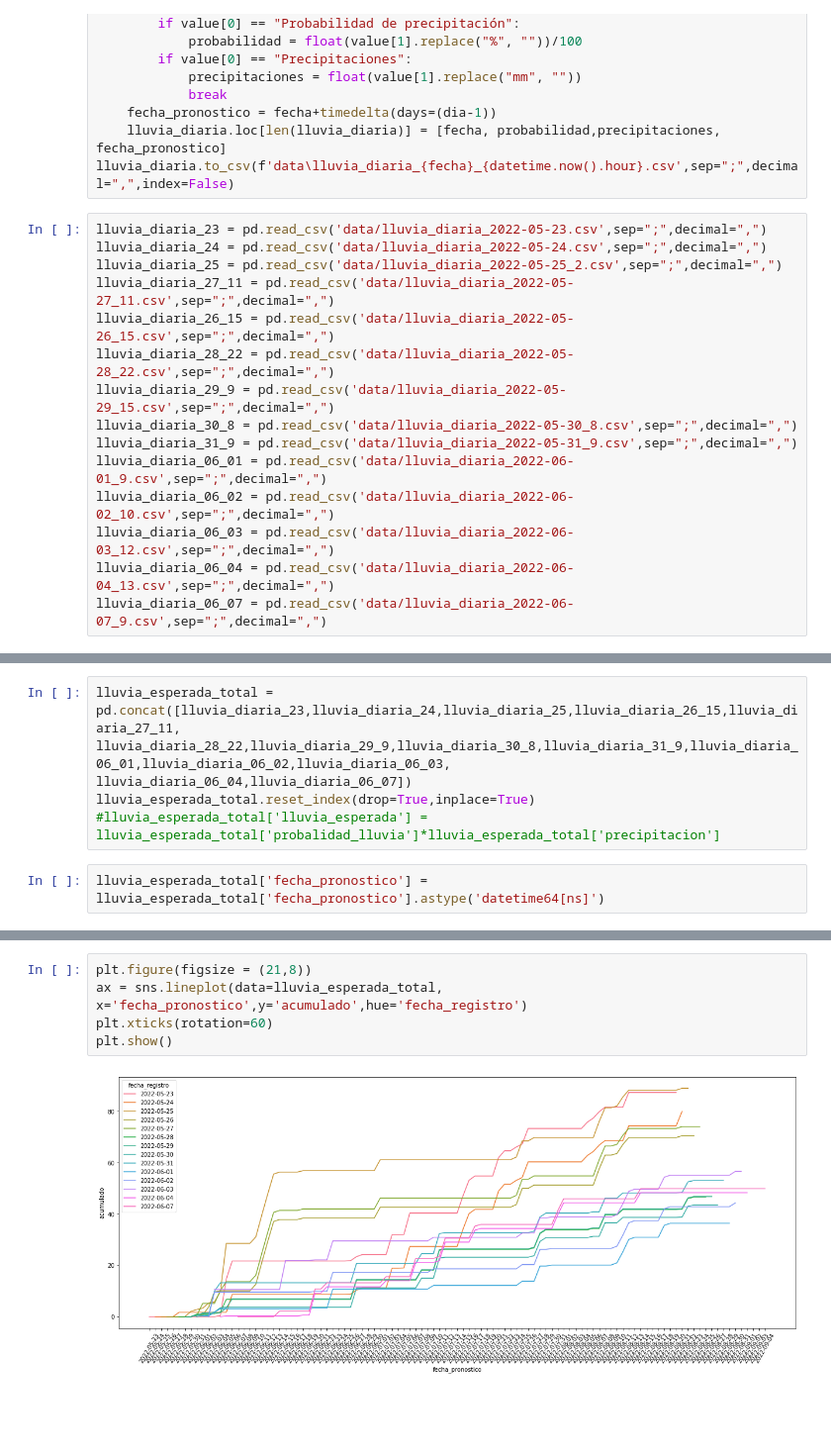
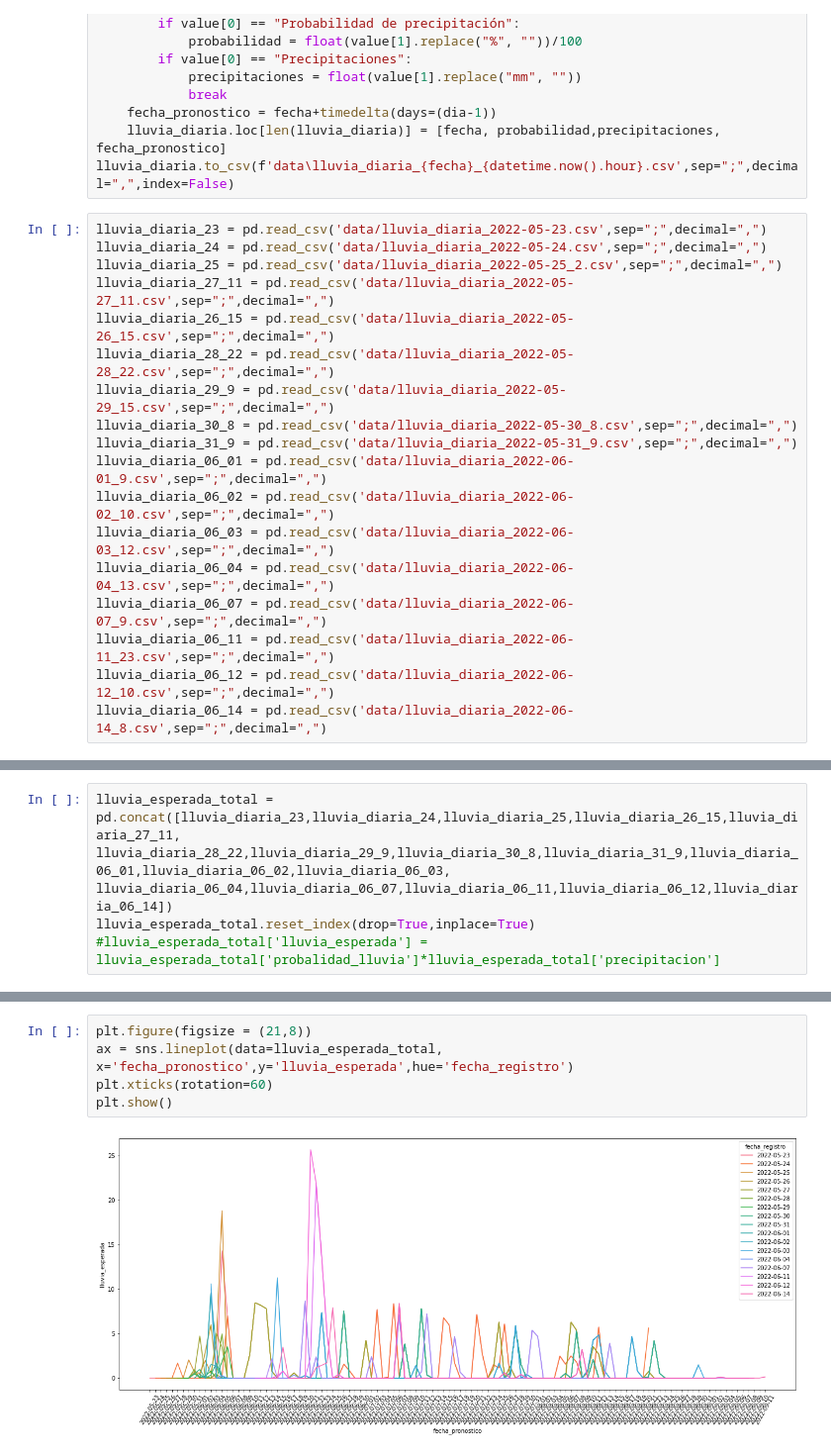
Before and after one commit to calvegh/lluvia, a Jupyter notebook: main.ipynb, the cells around one changed output, grey strips where cells are left out. Shown at 99% size. Saved outputs shown, nothing was run; the diff lists cells and outputs as text; blank space fills up the shorter version.

```diff
--- a/main.ipynb
+++ b/main.ipynb
@@ -42,3 +42,6 @@ lluvia_diaria_06_02 = pd.read_csv('data/lluvia_diaria_2022-06-02_10.csv',sep=";"
 lluvia_diaria_06_03 = pd.read_csv('data/lluvia_diaria_2022-06-03_12.csv',sep=";",decimal=",")
 lluvia_diaria_06_04 = pd.read_csv('data/lluvia_diaria_2022-06-04_13.csv',sep=";",decimal=",")
 lluvia_diaria_06_07 = pd.read_csv('data/lluvia_diaria_2022-06-07_9.csv',sep=";",decimal=",")
+lluvia_diaria_06_11 = pd.read_csv('data/lluvia_diaria_2022-06-11_23.csv',sep=";",decimal=",")
+lluvia_diaria_06_12 = pd.read_csv('data/lluvia_diaria_2022-06-12_10.csv',sep=";",decimal=",")
+lluvia_diaria_06_14 = pd.read_csv('data/lluvia_diaria_2022-06-14_8.csv',sep=";",decimal=",")
@@ -45,8 +54,6 @@ lluvia_diaria_06_07 = pd.read_csv('data/lluvia_diaria_2022-06-07_9.csv',sep=";",
 # %%
 lluvia_esperada_total = pd.concat([lluvia_diaria_23,lluvia_diaria_24,lluvia_diaria_25,lluvia_diaria_26_15,lluvia_diaria_27_11,
 lluvia_diaria_28_22,lluvia_diaria_29_9,lluvia_diaria_30_8,lluvia_diaria_31_9,lluvia_diaria_06_01,lluvia_diaria_06_02,lluvia_diaria_06_03,
-lluvia_diaria_06_04,lluvia_diaria_06_07])
+lluvia_diaria_06_04,lluvia_diaria_06_07,lluvia_diaria_06_11,lluvia_diaria_06_12,lluvia_diaria_06_14])
 lluvia_esperada_total.reset_index(drop=True,inplace=True)
 #lluvia_esperada_total['lluvia_esperada'] = lluvia_esperada_total['probalidad_lluvia']*lluvia_esperada_total['precipitacion']
-# %%
-lluvia_esperada_total['fecha_pronostico'] = lluvia_esperada_total['fecha_pronostico'].astype('datetime64[ns]')
@@ -128,10 +60,10 @@ lluvia_esperada_total.sort_values('fecha_pronostico',ascending=True)
 # %%
 plt.figure(figsize = (21,8))
-ax = sns.lineplot(data=lluvia_esperada_total, x='fecha_pronostico',y='acumulado',hue='fecha_registro')
+ax = sns.lineplot(data=lluvia_esperada_total, x='fecha_pronostico',y='lluvia_esperada',hue='fecha_registro')
 plt.xticks(rotation=60)
 plt.show()
 # %% [output]
-[figure, old version]
+[figure, new version]
 # %%
 lluvia_real = pd.DataFrame(
     {'fecha':
```
Also changed, not shown: parts of 11 cells of this notebook, 21 other files.
